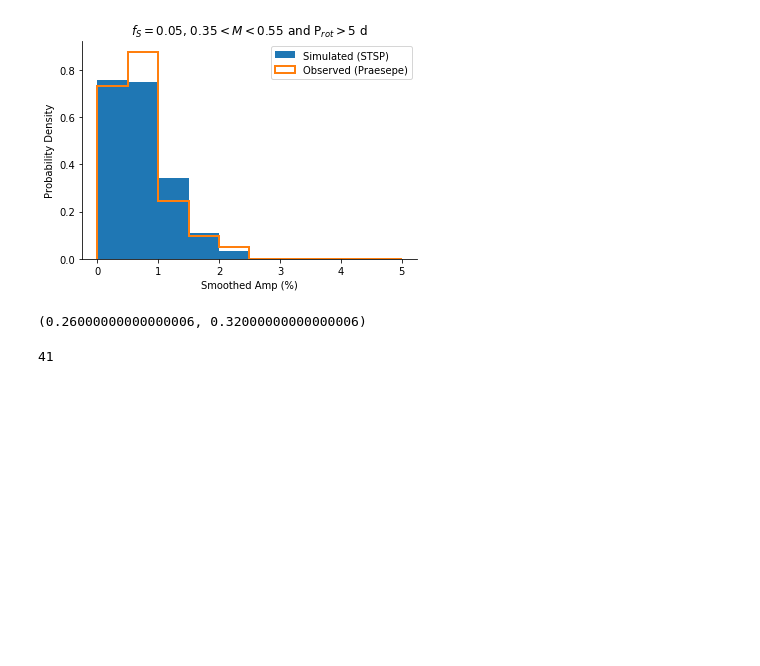
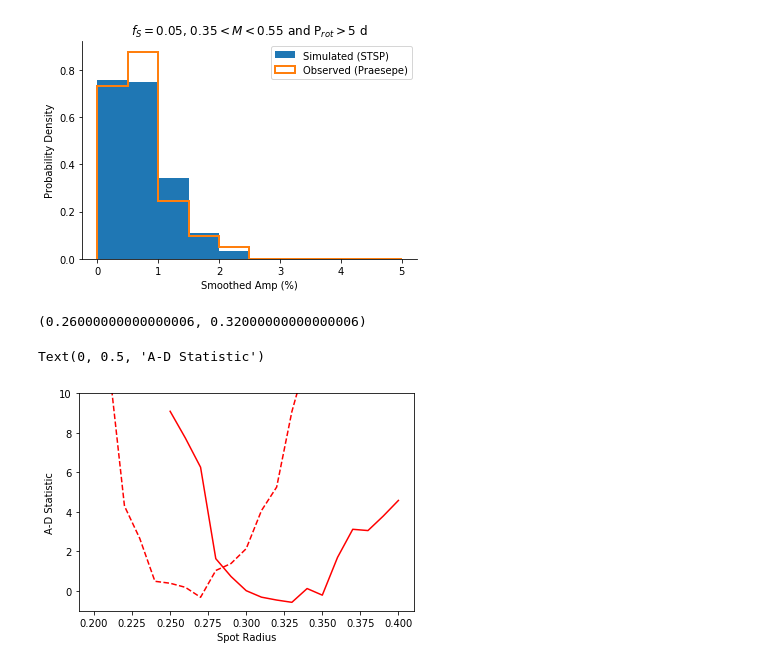
Before and after one commit to bmorris3/zeitsprung, a Jupyter notebook: stsp_inflated_pop.ipynb, the cells around one changed output. Drawn from its saved outputs; the diff is of its cells as text; code cells hidden in the pictures; blank space fills up the shorter version.

```diff
--- a/stsp_inflated_pop.ipynb
+++ b/stsp_inflated_pop.ipynb
@@ -143,7 +142,12 @@ Ks_2sampResult(statistic=0.16060975609756098, pvalue=0.23918295886126353)
 radii_slow[np.argmin(stats_slow)], radii_fast[np.argmin(stats_fast)]
 # %% [output]
 (0.26000000000000006, 0.32000000000000006)
-# %%
-len(amps_slow)
-# %% [output]
-41
+# %%
+plt.plot(radii_fast, stats_fast, color='r', label='EPIC 210490365')
+plt.plot(radii_slow, stats_slow, color='r', ls='--',  label='EPIC 211916756')
+plt.ylim([-1, 10])
+plt.xlabel('Spot Radius')
+plt.ylabel('A-D Statistic')
+# %% [output]
+Text(0, 0.5, 'A-D Statistic')
+[figure, added]
```
Also changed, not shown: parts of 4 cells of this notebook, 2 other files.
